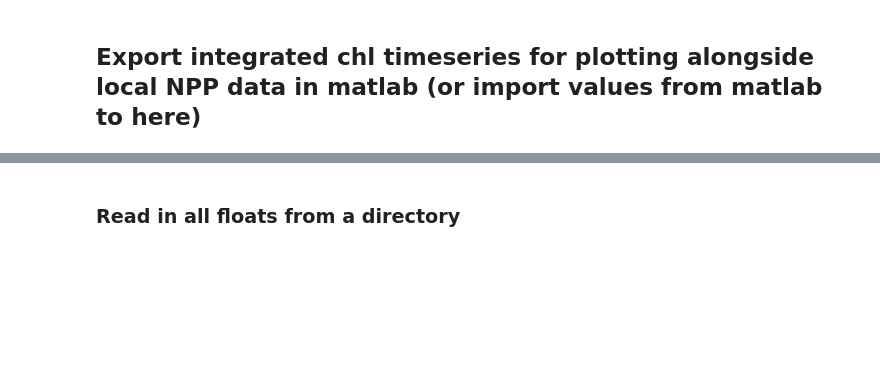
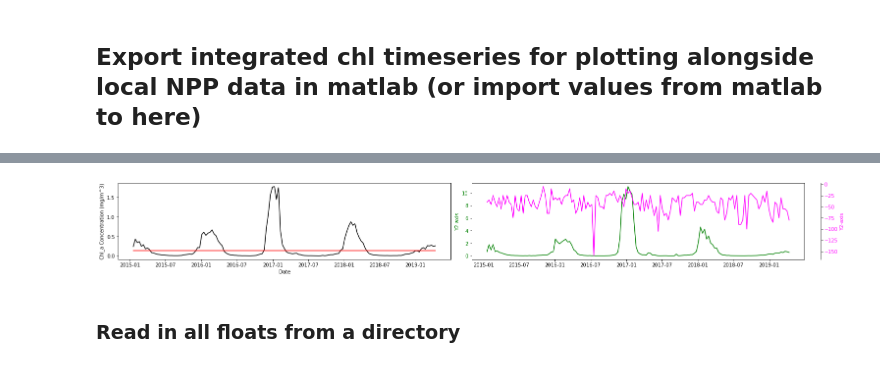
Before and after one commit to ClaraCDouglas/net_community_production, a Jupyter notebook: notebooks/FromBieito/UnderIceAnalysis.ipynb, the cells around one changed output, grey strips where cells are left out. Cells and saved outputs as stored; diff of their text form; code cells hidden in the pictures; blank space fills up the shorter version.

```diff
--- a/notebooks/FromBieito/UnderIceAnalysis.ipynb
+++ b/notebooks/FromBieito/UnderIceAnalysis.ipynb
@@ -738,0 +627,16 @@ ax[1].format_xdata = mdates.DateFormatter('%Y-%m')
+# %%
+D = 200
+jh = np.where( FLOAT.gr["depth"]>= D)[0][0] # gets the depth index for the maxmum mixed layer ([0][0] requests the first instance - so the shallowest depth point that is greater or equal to MLD)
+mean200_Chl_a = np.nanmean(FLOAT.gr["Chl_a"][:jh,:], axis = 0)
+
+max_Chl_a= np.nanmax(FLOAT.gr["Chl_a"][:,:], axis = 0)
+#print(max_Chl_a[0])
+max_Chl_depth = np.full( nz, np.nan )
+max_Chl_ix = np.full( nz, np.nan )
+
+for i in range(nz):
+    max_Chl_ix[i] = np.where( FLOAT.gr["Chl_a"][:,i]>= max_Chl_a[i])[0][0]
+    max_Chl_ix=np.int_(max_Chl_ix)
+#print(max_Chl_ix)
+max_Chl_depth=FLOAT.gr["depth"][max_Chl_ix]
+print(max_Chl_depth)
@@ -739,3 +655,36 @@ ax[1].format_xdata = mdates.DateFormatter('%Y-%m')
+# %%
+#Plot
+fig = plt.figure(figsize = (20,8))
+ax0 = fig.add_axes([0.07,0.35,0.47,0.27])
+
+ax0.plot(FLOAT.gr["date_dt"],mean200_Chl_a, c='black')
+ax0.plot(FLOAT.gr["date_dt"], np.full(nz,0.14), "r")
+underice4,=ax1.plot(FLOAT.gr["date_dt"],yesno4/100,c='lightblue',ls=':',lw=2)
+plt.ylabel('Chl_a Concentration (mg/m^3)')
+plt.xlabel('Date')
+
+ax1 = fig.add_axes([0.57,0.35,0.47,0.27])
+color='green'
+ax1.set_ylabel('Y2-axis', color = color)
+ax1.plot(FLOAT.gr["date_dt"],max_Chl_a, c='green')
+ax1.tick_params(axis ='y', labelcolor = color)
+#plt.plot(chl_intrWC, c='black')
+
+
+ax3=ax1.twinx()
+ax3.spines.right.set_position(("axes", 1.05))
+color='magenta'
+ax3.set_ylabel('Y2-axis', color = color)
+ax3.plot(FLOAT.gr["date_dt"],(max_Chl_depth*-1), c='magenta')
+ax3.tick_params(axis ='y', labelcolor = color)
+
+
+#for yix in range(startyear,endyear+1,1):
+#    #plt.axvspan(FLOAT.gr["date_dt"][AllFloats[FLOAT.gr["WMO_code"]][yix]["underice_ix"][0]], FLOAT.gr["date_dt"][AllFloats[FLOAT.gr["WMO_code"]][yix]["underice_ix"][-1]], color='grey', alpha=0.2)
+#    plt.axvspan(FLOAT.gr["date_dt"][AllFloats[FLOAT.gr["WMO_code"]][yix]["icefree_ix"][0]], FLOAT.gr["date_dt"][AllFloats[FLOAT.gr["WMO_code"]][yix]["icefree_ix"][-1]], color='yellow', alpha=0.2)
+#    plt.axvspan(FLOAT.gr["date_dt"][AllFloats[FLOAT.gr["WMO_code"]][yix]["no_sat"][0]], FLOAT.gr["date_dt"][AllFloats[FLOAT.gr["WMO_code"]][yix]["no_sat"][-1]], color='blue', alpha=0.5)
+# %% [output]
+[figure, added]
 # %% [markdown]
 ### Read in all floats from a directory
 # %%
```
Also changed, not shown: parts of 22 cells of this notebook.
